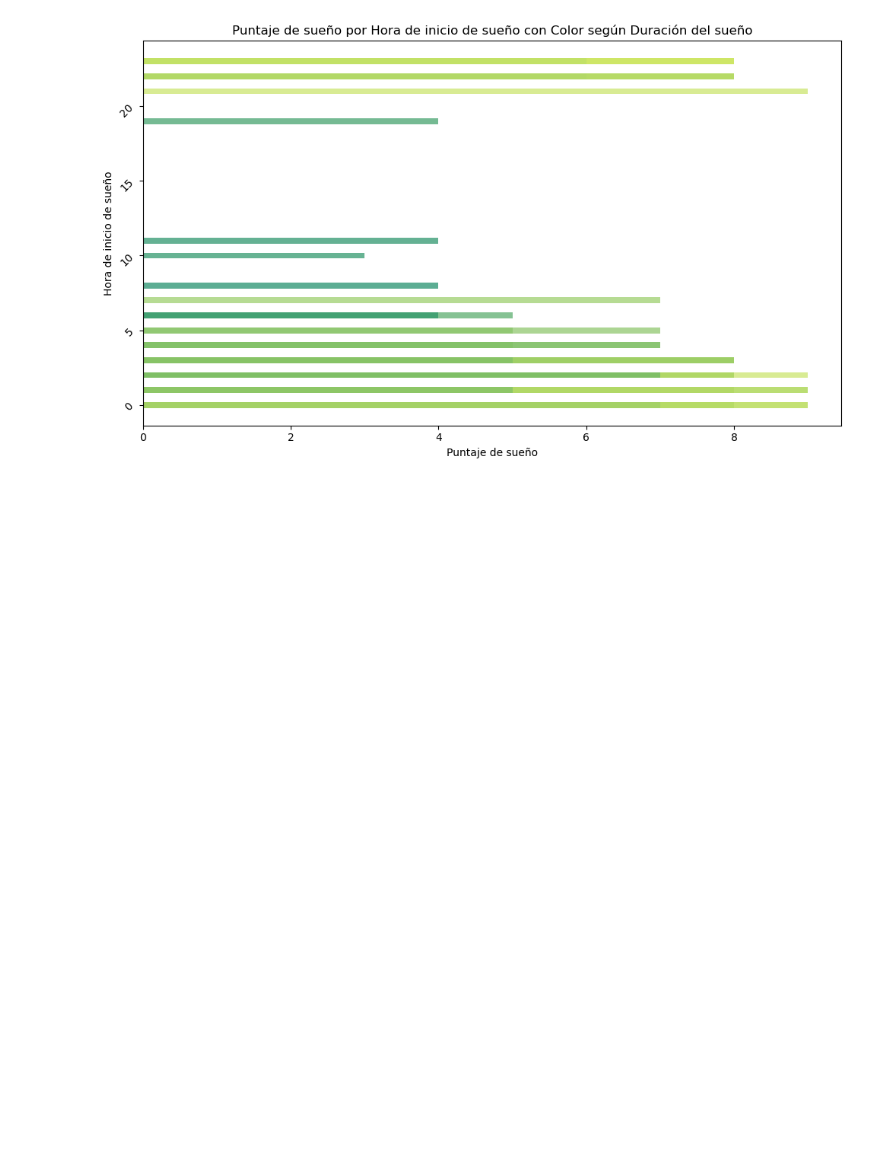
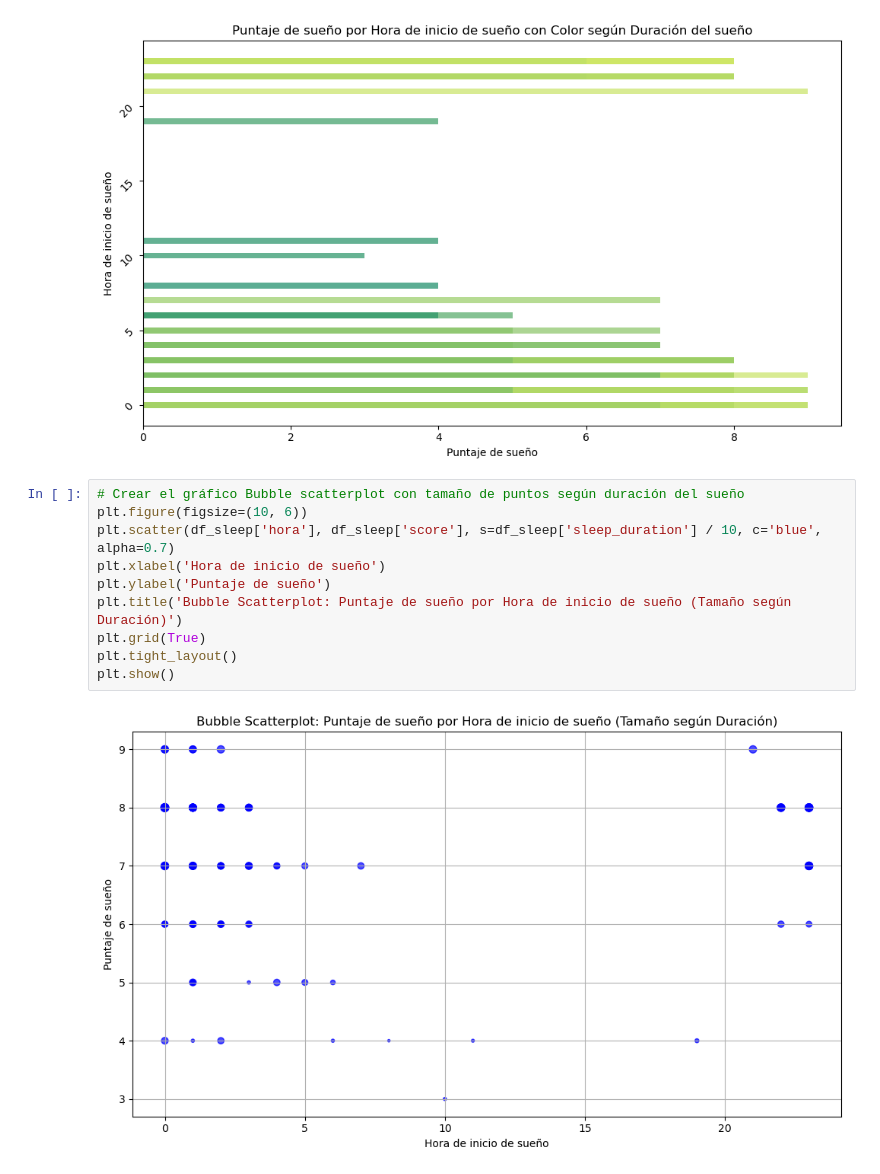
Before and after one commit to MatiasLoiseau/sleep-data-samsung-health, a Jupyter notebook: exploratory_data_analysis.ipynb, the cells around one changed output. Cells and saved outputs as stored; diff of their text form; blank space fills up the shorter version.

```diff
--- a/exploratory_data_analysis.ipynb
+++ b/exploratory_data_analysis.ipynb
@@ -704,3 +726,15 @@ plt.tight_layout()
 plt.show()
 # %% [output]
 [figure]
+# %%
+# Crear el gráfico Bubble scatterplot con tamaño de puntos según duración del sueño
+plt.figure(figsize=(10, 6))
+plt.scatter(df_sleep['hora'], df_sleep['score'], s=df_sleep['sleep_duration'] / 10, c='blue', alpha=0.7)
+plt.xlabel('Hora de inicio de sueño')
+plt.ylabel('Puntaje de sueño')
+plt.title('Bubble Scatterplot: Puntaje de sueño por Hora de inicio de sueño (Tamaño según Duración)')
+plt.grid(True)
+plt.tight_layout()
+plt.show()
+# %% [output]
+[figure, added]
```
Also changed, not shown: parts of 2 cells of this notebook.
